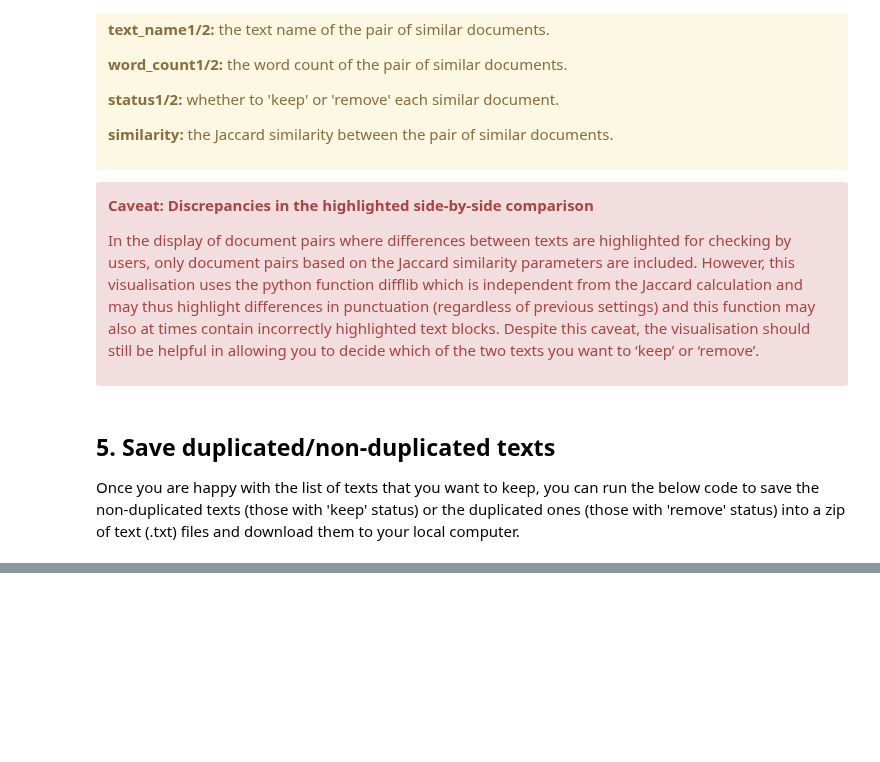
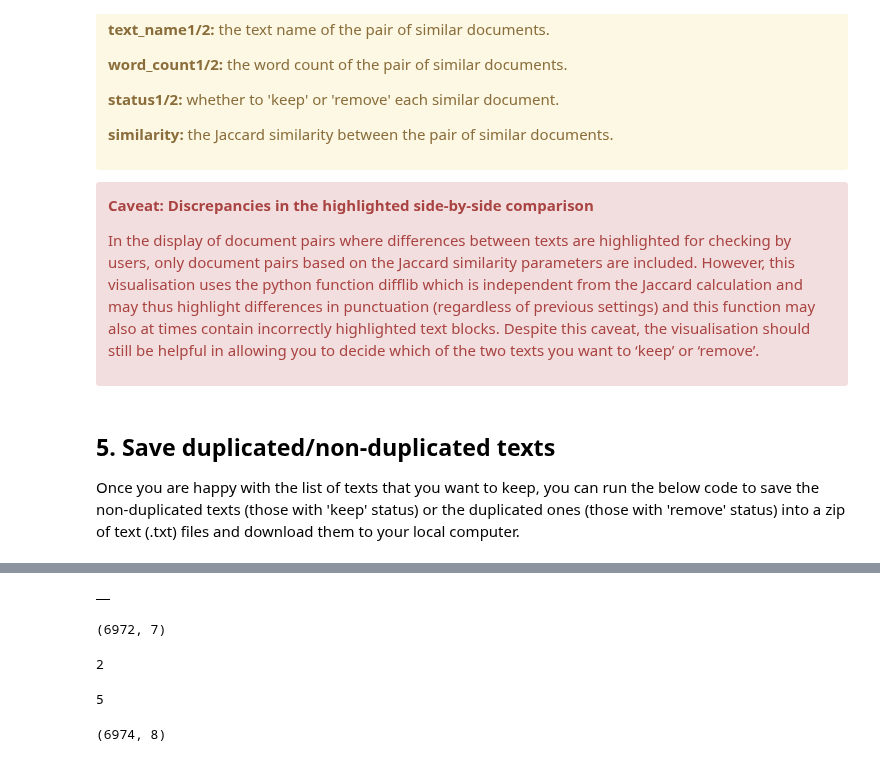
Before and after one commit to Australian-Text-Analytics-Platform/document-similarity, a Jupyter notebook: document_similarity.ipynb, the cells around one changed output, grey strips where cells are left out. Cells and saved outputs as stored; diff of their text form; code cells hidden in the pictures; blank space fills up the shorter version.

```diff
--- a/document_similarity.ipynb
+++ b/document_similarity.ipynb
@@ -214,0 +426,8 @@ ds.finalise_and_save(rows_to_display)
+# %%
+ds.text_df.head()
+# %% [output]
+|  |
+# %%
+ds.deduplicated_text_df.shape
+# %% [output]
+(6972, 7)
@@ -214,0 +437,16 @@ ds.finalise_and_save(rows_to_display)
+# %%
+a = dict()
+a['b'] = 2
+a['c'] = 1
+a['a'] = 5
+a.get('b')
+# %% [output]
+2
+# %%
+list(a.values())[-1]
+# %% [output]
+5
+# %%
+ds.deduplicated_text_df.shape
+# %% [output]
+(6974, 8)
```
Also changed, not shown: parts of 37 cells of this notebook, 1 other file.
